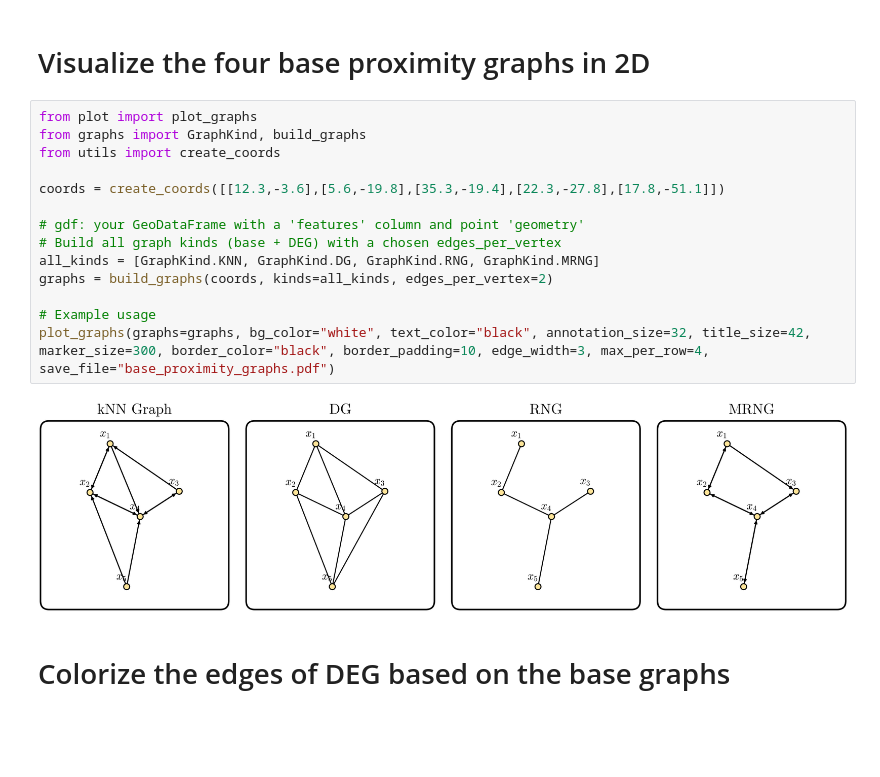
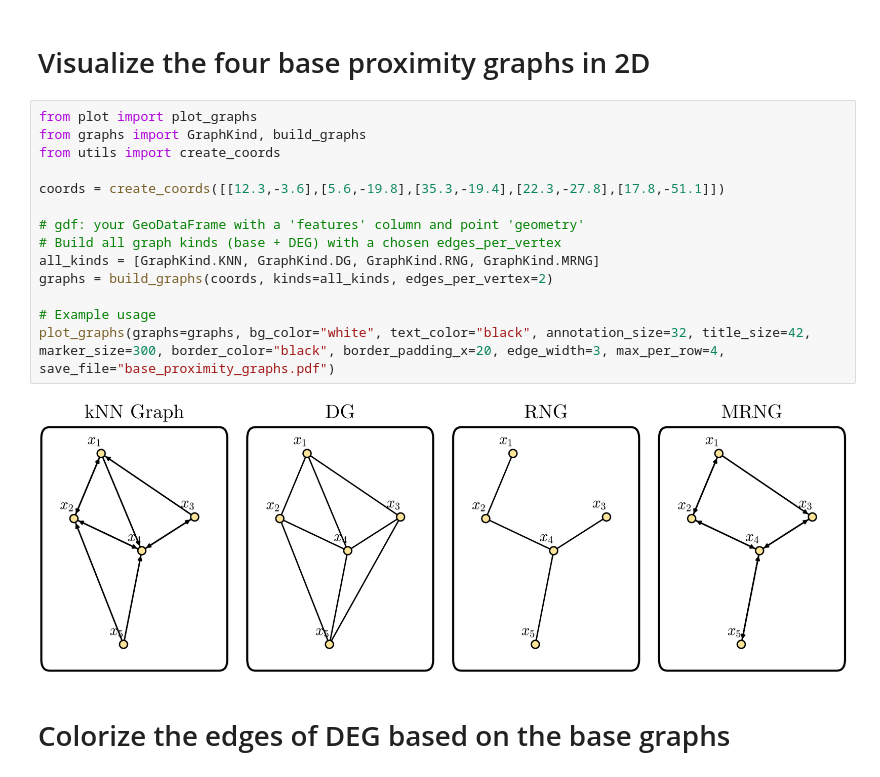
Before and after one commit to Neiko2002/2d-graph, a Jupyter notebook: phd_figures.ipynb, the cells around one changed output. Drawn from its saved outputs; the diff is of its cells as text; blank space fills up the shorter version.

Commit message:
better plot layout, taking desired width

```diff
--- a/phd_figures.ipynb
+++ b/phd_figures.ipynb
@@ -3,19 +3,19 @@
 # %%
 from plot import plot_graphs
 from graphs import GraphKind, build_graphs
 from utils import create_coords
 
 coords = create_coords([[12.3,-3.6],[5.6,-19.8],[35.3,-19.4],[22.3,-27.8],[17.8,-51.1]])
 
 # gdf: your GeoDataFrame with a 'features' column and point 'geometry'
 # Build all graph kinds (base + DEG) with a chosen edges_per_vertex
 all_kinds = [GraphKind.KNN, GraphKind.DG, GraphKind.RNG, GraphKind.MRNG]
 graphs = build_graphs(coords, kinds=all_kinds, edges_per_vertex=2)
 
 # Example usage
-plot_graphs(graphs=graphs, bg_color="white", text_color="black", annotation_size=32, title_size=42, marker_size=300, border_color="black", border_padding=10, edge_width=3, max_per_row=4, save_file="base_proximity_graphs.pdf")
+plot_graphs(graphs=graphs, bg_color="white", text_color="black", annotation_size=32, title_size=42, marker_size=300, border_color="black", border_padding_x=20, edge_width=3, max_per_row=4, save_file="base_proximity_graphs.pdf")
 # %% [output]
-[figure, old version]
+[figure, new version]
 # %% [markdown]
 # Colorize the edges of DEG based on the base graphs
 # %%
```
Also changed, not shown: parts of 2 cells of this notebook, 1 other file.
